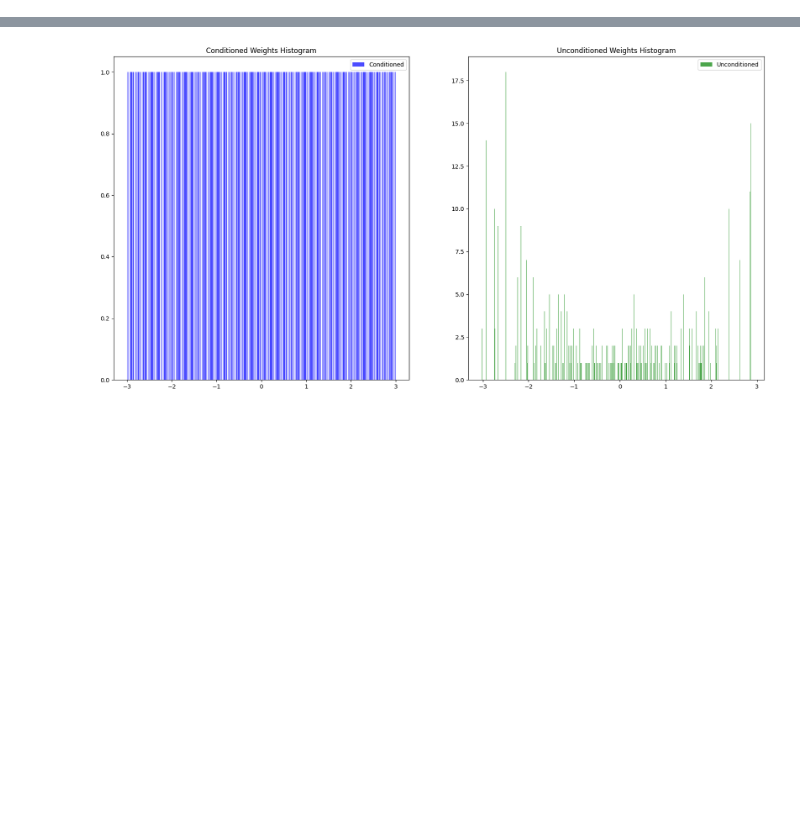
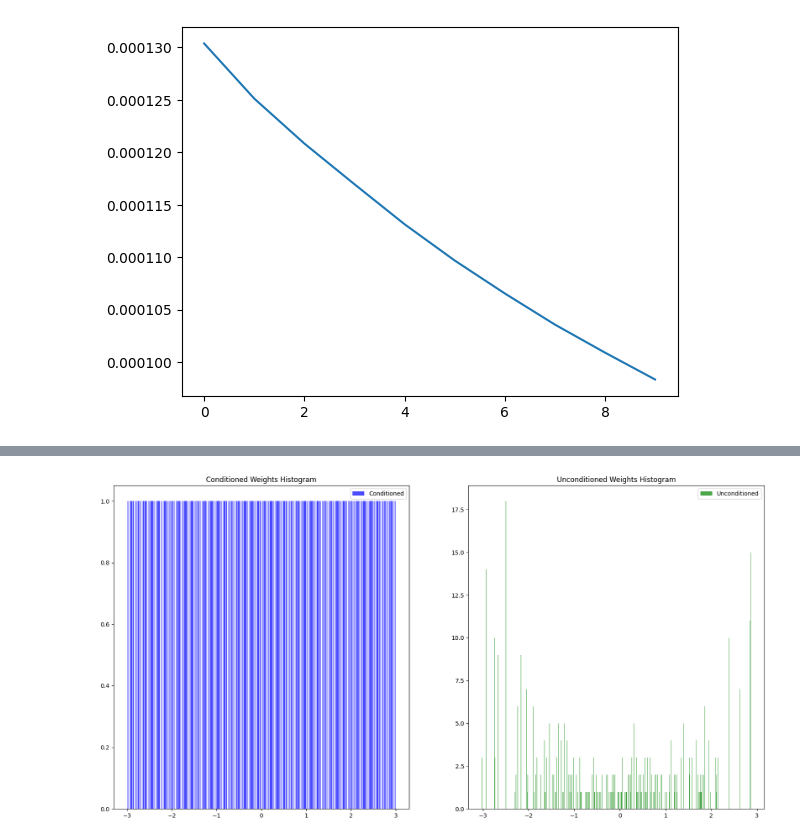
Before and after one commit to nef-gpt/adl4cv, a Jupyter notebook: visualize_model.ipynb, the cells around one changed output, grey strips where cells are left out. Saved outputs shown, nothing was run; the diff lists cells and outputs as text; code cells hidden in the pictures; blank space fills up the shorter version.

```diff
--- a/visualize_model.ipynb
+++ b/visualize_model.ipynb
@@ -170,0 +168,37 @@ plt.show()
+# %%
+from vector_quantize_pytorch import VectorQuantize
+
+vq_config = {
+    "dim": 1,
+    "codebook_size": 2**10 - 1,
+    "decay": 0.8,
+    "commitment_weight": 1.,
+    "kmeans_init": True,
+    "kmeans_iters": 1
+}
+
+vq = VectorQuantize(**vq_config)
+
+losses = []
+
+for _ in range(10):
+    weights_quantized, indices, loss = vq(weights_conditioned.unsqueeze(-1))
+    losses.append(loss.item())
+vq.eval()
+vq.zero_grad()
+
+
+plt.plot(losses)
+plt.show()
+
+dir_path = os.path.dirname(os.path.abspath(os.getcwd()))
+data_root = os.path.join(dir_path, "adl4cv")
+# save Vq and the parameters used to config vq
+vq_path = os.path.join(data_root, "models", "vqs", "vq_mnist.pt")
+torch.save({
+    "state_dict": vq.state_dict(),
+    "vq_config": vq_config,
+}, vq_path
+)
+# %% [output]
+[figure, added]
```
Also changed, not shown: parts of 13 cells of this notebook, 6 other files.
